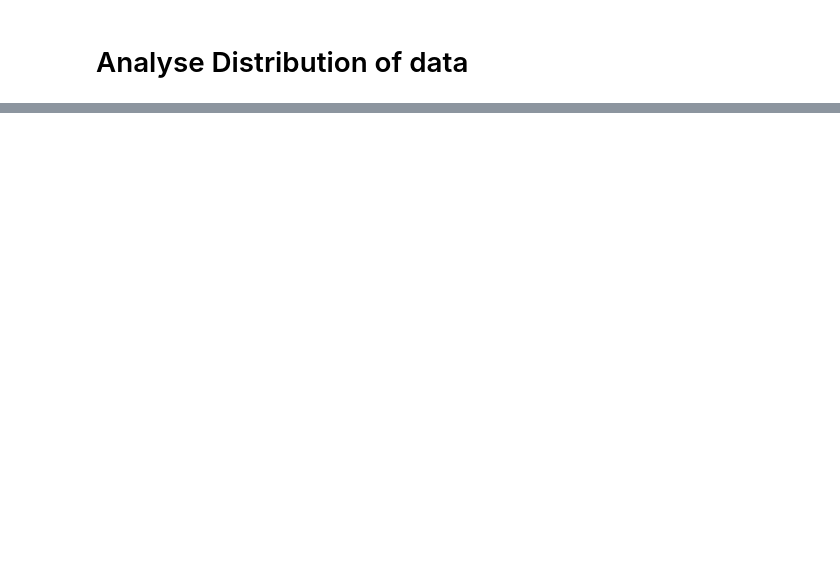
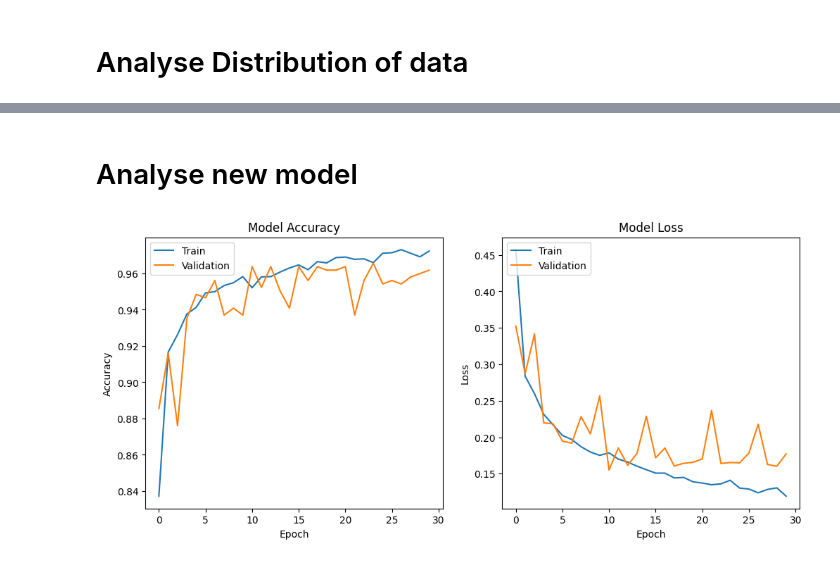
Before and after one commit to sgno28/AML_assignment_23_24, a Jupyter notebook: A/task_a.ipynb, the cells around one changed output, grey strips where cells are left out. Drawn from its saved outputs; the diff is of its cells as text; code cells hidden in the pictures; blank space fills up the shorter version.

```diff
--- a/A/task_a.ipynb
+++ b/A/task_a.ipynb
@@ -296,0 +347,17 @@ plt.show()
+# %%
+from tensorflow.keras.regularizers import l2
+
+model_balanced =  tf.keras.models.Sequential([
+    tf.keras.layers.Conv2D(32, (3, 3), activation='relu', input_shape=train_images_balanced.shape[1:], kernel_regularizer=l2(0.001)),
+    tf.keras.layers.MaxPooling2D(2, 2),
+    tf.keras.layers.Conv2D(64, (3, 3), activation='relu', kernel_regularizer=l2(0.001)),
+    tf.keras.layers.MaxPooling2D(2, 2),
+    tf.keras.layers.Flatten(),
+    tf.keras.layers.Dense(128, activation='relu', kernel_regularizer=l2(0.001)),
+    tf.keras.layers.Dropout(0.5),
+    tf.keras.layers.Dense(2, activation='softmax')
+])
+
+model_balanced.summary()
+
+model_balanced.compile(optimizer='adam', loss='categorical_crossentropy', metrics=['accuracy'])
@@ -296,0 +384,2 @@ plt.show()
+# %%
+history_balanced = model_balanced.fit(train_images_balanced, train_labels_balanced, epochs=30, validation_data=(val_images_exp, val_labels_conv))
@@ -296,0 +404,26 @@ plt.show()
+# %% [markdown]
+# Analyse new model
+# %%
+plt.figure(figsize=(12, 5))
+
+# Plot training & validation accuracy
+plt.subplot(1, 2, 1)
+plt.plot(history_balanced.history['accuracy'])
+plt.plot(history_balanced.history['val_accuracy'])
+plt.title('Model Accuracy')
+plt.ylabel('Accuracy')
+plt.xlabel('Epoch')
+plt.legend(['Train', 'Validation'], loc='upper left')
+
+# Plot training & validation loss
+plt.subplot(1, 2, 2)
+plt.plot(history_balanced.history['loss'])
+plt.plot(history_balanced.history['val_loss'])
+plt.title('Model Loss')
+plt.ylabel('Loss')
+plt.xlabel('Epoch')
+plt.legend(['Train', 'Validation'], loc='upper left')
+
+plt.show()
+# %% [output]
+[figure, added]
```
Also changed, not shown: parts of 21 cells of this notebook, 1 other file.
